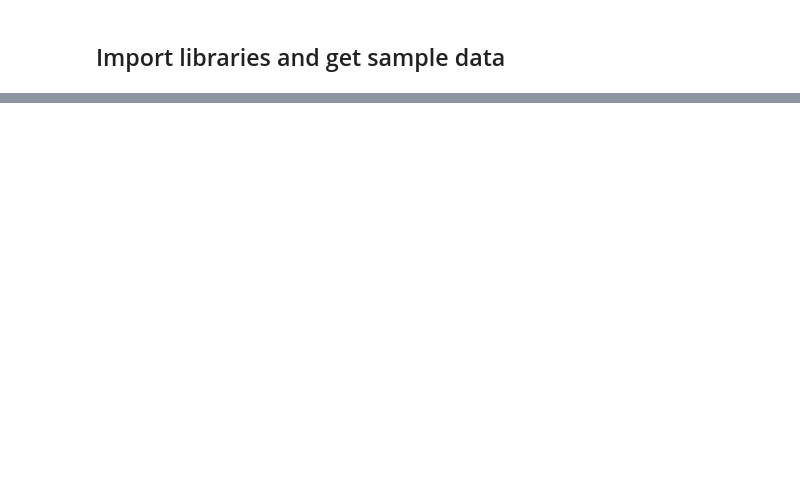
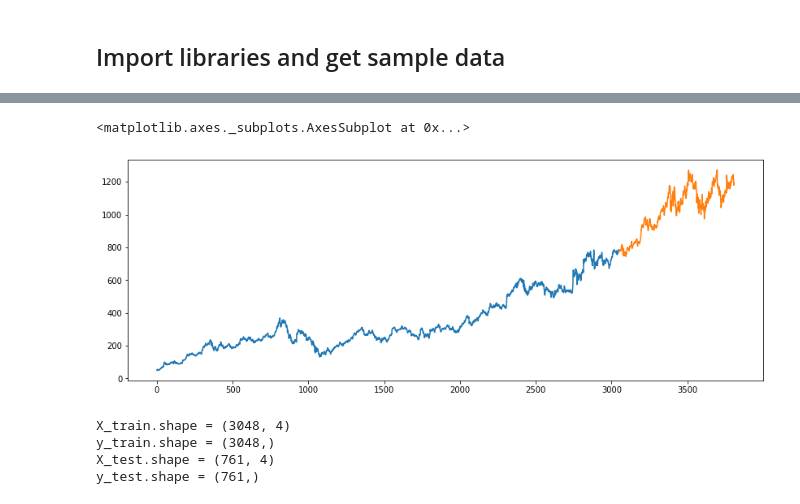
Before and after one commit to HiteshAI/time-series-analysis, a Jupyter notebook: time_series_analysis_google_stock_ARIMA.ipynb, the cells around one changed output, grey strips where cells are left out. Saved outputs shown, nothing was run; the diff lists cells and outputs as text; code cells hidden in the pictures; blank space fills up the shorter version.

```diff
--- a/time_series_analysis_google_stock_ARIMA.ipynb
+++ b/time_series_analysis_google_stock_ARIMA.ipynb
@@ -122,0 +222,39 @@ print(rms)
+# %%
+# Plot adjusted close over time
+# rcParams['figure.figsize'] = 10, 8 # width 10, height 8
+
+# ax = train.plot(x='Date', y='Adj Close', style='b-', grid=True)
+# ax = test.plot(x='Date', y='Adj Close', style='g-', grid=True, ax=ax)
+
+
+plt.figure(figsize=(14,5))
+#plotting the data
+train['Open'].plot()
+test['Open'].plot()
+# ax.legend(['train', 'test'])
+# ax.set_xlabel("Date")
+# ax.set_ylabel("USD")
+# ax.set_title("Without scaling")
+# %% [output]
+<matplotlib.axes._subplots.AxesSubplot at 0x...>
+[figure, added]
+# %%
+features = ["Adj Close", "High", "Low", "Close"]
+target = "Open"
+# Split into X and y
+X_train = train[features]
+y_train = train[target]
+
+X_test = test[features]
+y_test = test[target]
+
+print("X_train.shape = " + str(X_train.shape))
+print("y_train.shape = " + str(y_train.shape))
+
+print("X_test.shape = " + str(X_test.shape))
+print("y_test.shape = " + str(y_test.shape))
+# %% [output]
+X_train.shape = (3048, 4)
+y_train.shape = (3048,)
+X_test.shape = (761, 4)
+y_test.shape = (761,)
```
Also changed, not shown: parts of 42 cells of this notebook.
